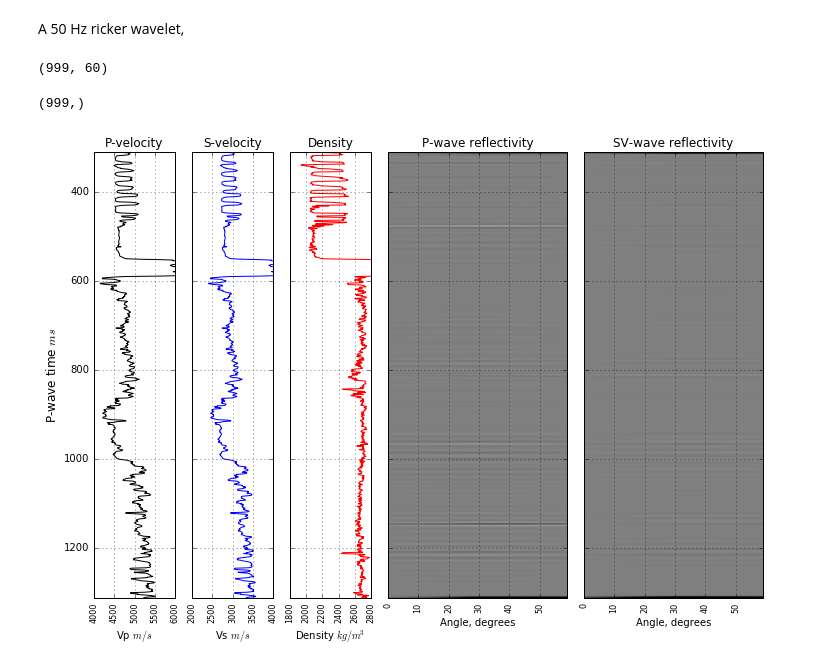
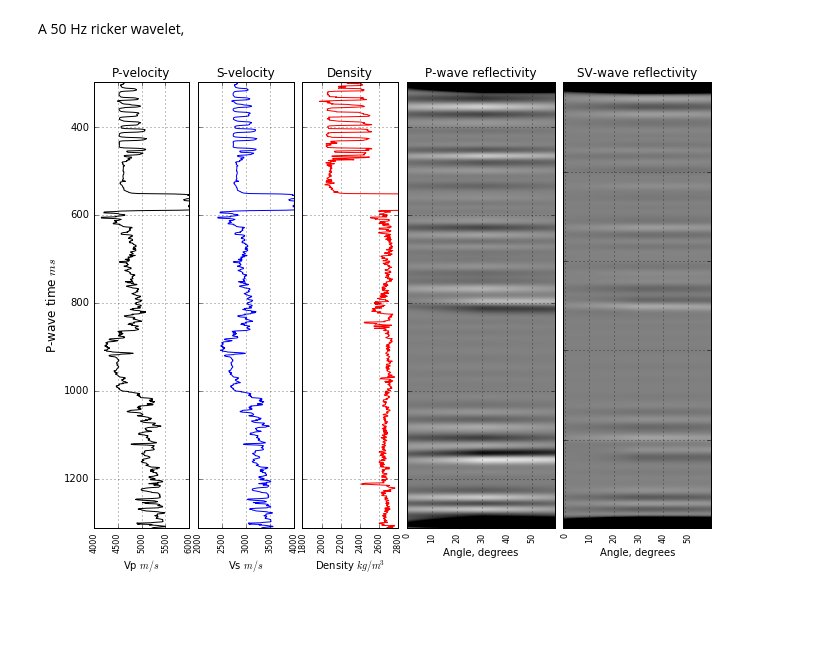
Before and after one commit to EvanBianco/notebooks, a Jupyter notebook: PP_and_PS_synthetic_gathers.ipynb, the cells around one changed output. Cells and saved outputs as stored; diff of their text form; code cells hidden in the pictures; blank space fills up the shorter version.

```diff
--- a/PP_and_PS_synthetic_gathers.ipynb
+++ b/PP_and_PS_synthetic_gathers.ipynb
@@ -359,5 +359,5 @@ for boundary, vp1, vs1, rho1, vp0, vs0, rho0 in logs:
     else:
         Rpp.append(np.zeros(theta1.size))
         Rps.append(np.zeros(theta1.size))
-Rpp = np.asarray(Rpp)
-Rps = np.asarray(Rps)
+Rppz = np.asarray(Rpp)
+Rpsz = np.asarray(Rps)
@@ -370,38 +366,27 @@ Rpp.shape
 # %% [markdown]
 A 50 Hz ricker wavelet,
 # %%
-w = ricker(duration=0.128, dt=0.001, f=105)
+w = ricker(duration=0.128, dt=0.001, f=25)
 traces = theta1.size
 w = np.tile(w, traces).reshape(traces, w.size).T
 # %%
-syn_pp = fftconvolve(Rpp, w, mode='same')
-syn_ps = fftconvolve(Rps, w, mode='same')
+syn_pp = fftconvolve(Rppz, w, mode='same')
+syn_ps = fftconvolve(Rpsz, w, mode='same')
-# %%
-syn_ps.shape
-# %% [output]
-(999, 60)
 # %%
 fs = 8       # fontsize for our axis labels
-max_val = 0.15 # +/- max value for seismic amplitude display (clip)
+max_val = 5.0 # +/- max value for seismic amplitude display (clip)
-# %%
-Rpp[:,0].shape
-# %% [output]
-(999,)
 # %%
-fs = 8  # fontsize for our axis labels
-max_val = 10 # +/- max value for seismic amplitude display (clip)
-
 # make a figure
 fig = plt.figure(figsize=(12,8))
 
 # create a grid of 5 axes panels, whereby the last two
 # are twice as wide as the rest (they will contain the AVO gather images)
-gs = gridspec.GridSpec(1, 7)
-ax1 = plt.subplot(gs[:, 0])   # Vp log
-ax2 = plt.subplot(gs[:, 1])   # Vs log
-ax3 = plt.subplot(gs[:, 2])   # Density log
-ax4 = plt.subplot(gs[:, 3:5]) # PP AVO gather
-ax5 = plt.subplot(gs[:, 5:])  # PS AVO gather
+gs = gridspec.GridSpec(1, 13)
+ax1 = plt.subplot(gs[:, 1:3])   # Vp log
+ax2 = plt.subplot(gs[:, 3:5])   # Vs log
+ax3 = plt.subplot(gs[:, 5:7])   # Density log
+ax4 = plt.subplot(gs[:, 7:10]) # PP AVO gather
+ax5 = plt.subplot(gs[:, 10:13])  # PS AVO gather
 
 # Plot the Vp log
 ax1.plot(vpz, t, 'k')
@@ -443,35 +428,38 @@ labels = ax3.get_xticklabels()
 ax3.grid()
 for label in labels:
     label.set_rotation(90)
     label.set_fontsize(fs)
 
 
 # Plot the PP reflectivities as an image
 ax4.imshow(syn_pp, cmap='gray_r', clim=[-max_val,max_val],
            extent = [min(theta1),max(theta1),max(t),min(t)],
-           aspect='auto', origin='upper')
+           aspect='auto',
+           #aspect=0.5,
+           origin='upper')
 ax4.set_title('P-wave reflectivity')
 ax4.set_yticklabels([])
 ax4.set_xlabel(r'Angle, degrees')
 labels = ax4.get_xticklabels()
 ax4.grid()
 for label in labels:
     label.set_rotation(90)
     label.set_fontsize(fs)
 
 # Plot the PS reflectivities as an image
-ax5.imshow(syn_ps, cmap='gray_r', clim=[-max_val,max_val],
-           extent = [min(theta1),max(theta1),max(t),min(t)],
-           aspect='auto', origin='upper')
+ax5.imshow(syn_ps, cmap='gray_r', clim=[-max_val,max_val], #aspect=0.25,
+           #extent = [min(theta1),max(theta1),max(t),min(t)],
+           aspect='auto',
+           origin='upper')
 ax5.set_title('SV-wave reflectivity')
 ax5.set_yticklabels([])
 ax5.set_xlabel(r'Angle, degrees')
 labels = ax5.get_xticklabels()
 ax5.grid()
 for label in labels:
     label.set_rotation(90)
     label.set_fontsize(fs)
 
 plt.show()
 # %% [output]
-[figure, old version]
+[figure, new version]
```
Also changed, not shown: parts of 3 cells of this notebook.
